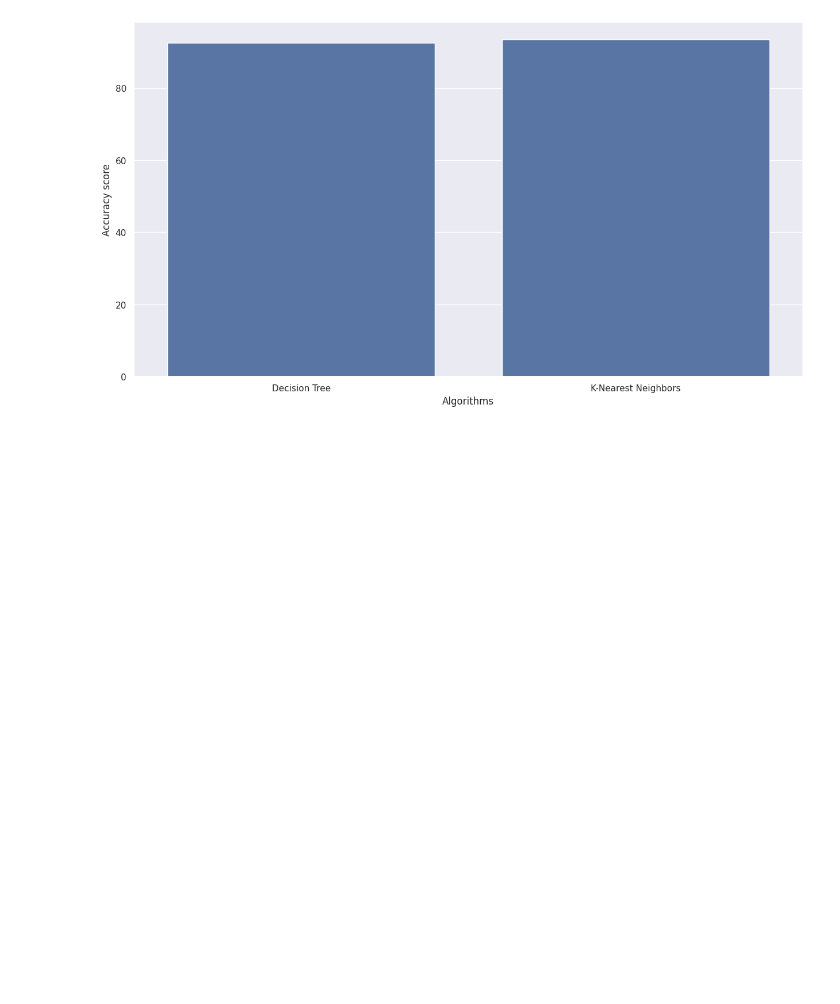
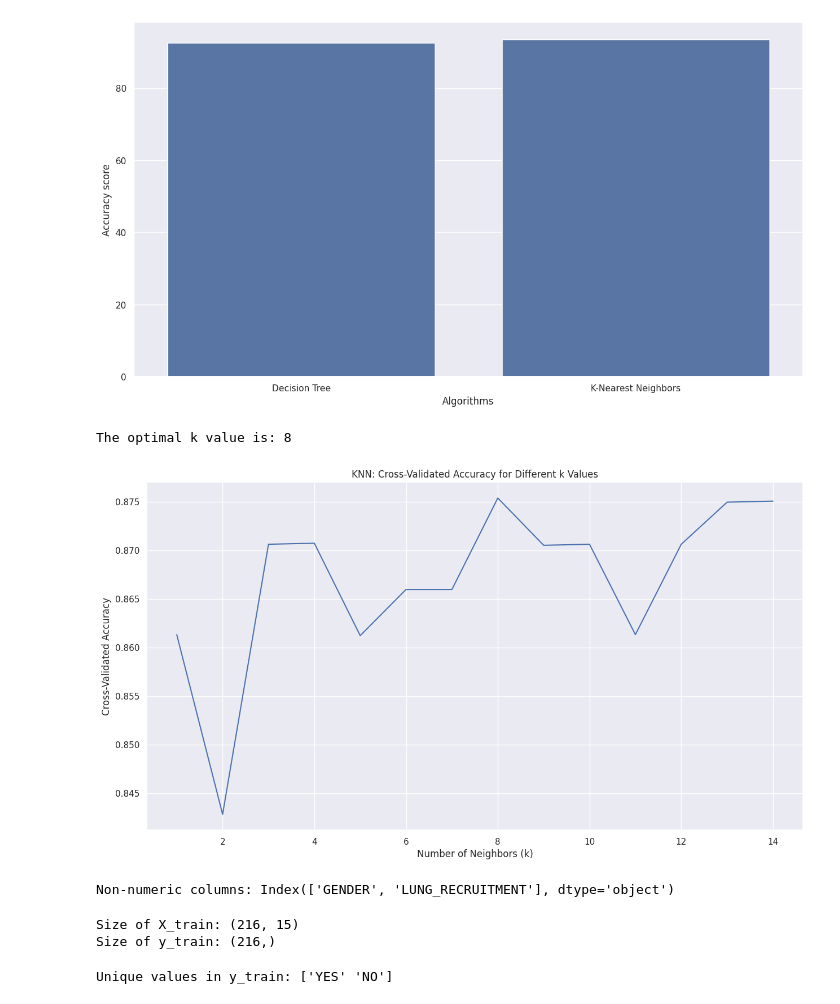
Before and after one commit to harshavardhansannithi/ARDS-using-Machine-learning, a Jupyter notebook: KNN_vs_DT.ipynb, the cells around one changed output. Drawn from its saved outputs; the diff is of its cells as text; code cells hidden in the pictures; blank space fills up the shorter version.

```diff
--- a/KNN_vs_DT.ipynb
+++ b/KNN_vs_DT.ipynb
@@ -127,3 +131,46 @@ Requirement already satisfied: python-dateutil>=2.7 in /usr/local/lib/python3.10
 Requirement already satisfied: six>=1.5 in /usr/local/lib/python3.10/dist-packages (from python-dateutil>=2.7->matplotlib) (1.16.0)
 <Axes: xlabel='Algorithms', ylabel='Accuracy score'>
 [figure]
+# %%
+from sklearn.model_selection import cross_val_score
+from sklearn.neighbors import KNeighborsClassifier
+import numpy as np
+
+# Assuming X_train and y_train are your training data and labels
+# Perform cross-validation for different k values
+k_values = list(range(1, 15))  # You can adjust the range based on your preference
+cv_scores = []
+
+for k in k_values:
+    knn = KNeighborsClassifier(n_neighbors=k)
+    scores = cross_val_score(knn, X_train, y_train, cv=5, scoring='accuracy')  # 5-fold cross-validation
+    cv_scores.append(np.mean(scores))
+
+# Find the optimal k value with the highest cross-validated accuracy
+optimal_k = k_values[np.argmax(cv_scores)]
+print(f"The optimal k value is: {optimal_k}")
+
+# Plotting the cross-validated accuracy for different k values (optional)
+import matplotlib.pyplot as plt
+
+plt.plot(k_values, cv_scores)
+plt.xlabel('Number of Neighbors (k)')
+plt.ylabel('Cross-Validated Accuracy')
+plt.title('KNN: Cross-Validated Accuracy for Different k Values')
+plt.show()
+# %% [output]
+The optimal k value is: 8
+[figure, added]
+# %%
+import pandas as pd
+
+# Load your dataset (replace with your actual data)
+data = pd.read_csv("/content/drive/MyDrive/survey lung cancer.csv")
+
+# Identify non-numeric columns
+non_numeric_cols = data.select_dtypes(include=["object"]).columns
+
+# Print non-numeric columns
+print(f"Non-numeric columns: {non_numeric_cols}")
+# %% [output]
+Non-numeric columns: Index(['GENDER', 'LUNG_RECRUITMENT'], dtype='object')
@@ -129,0 +192,10 @@ Requirement already satisfied: six>=1.5 in /usr/local/lib/python3.10/dist-packag
+# %%
+print(f"Size of X_train: {X_train.shape}")
+print(f"Size of y_train: {y_train.shape}")
+# %% [output]
+Size of X_train: (216, 15)
+Size of y_train: (216,)
+# %%
+print(f"Unique values in y_train: {y_train.unique()}")
+# %% [output]
+Unique values in y_train: ['YES' 'NO']
```
Also changed, not shown: parts of 8 cells of this notebook.
